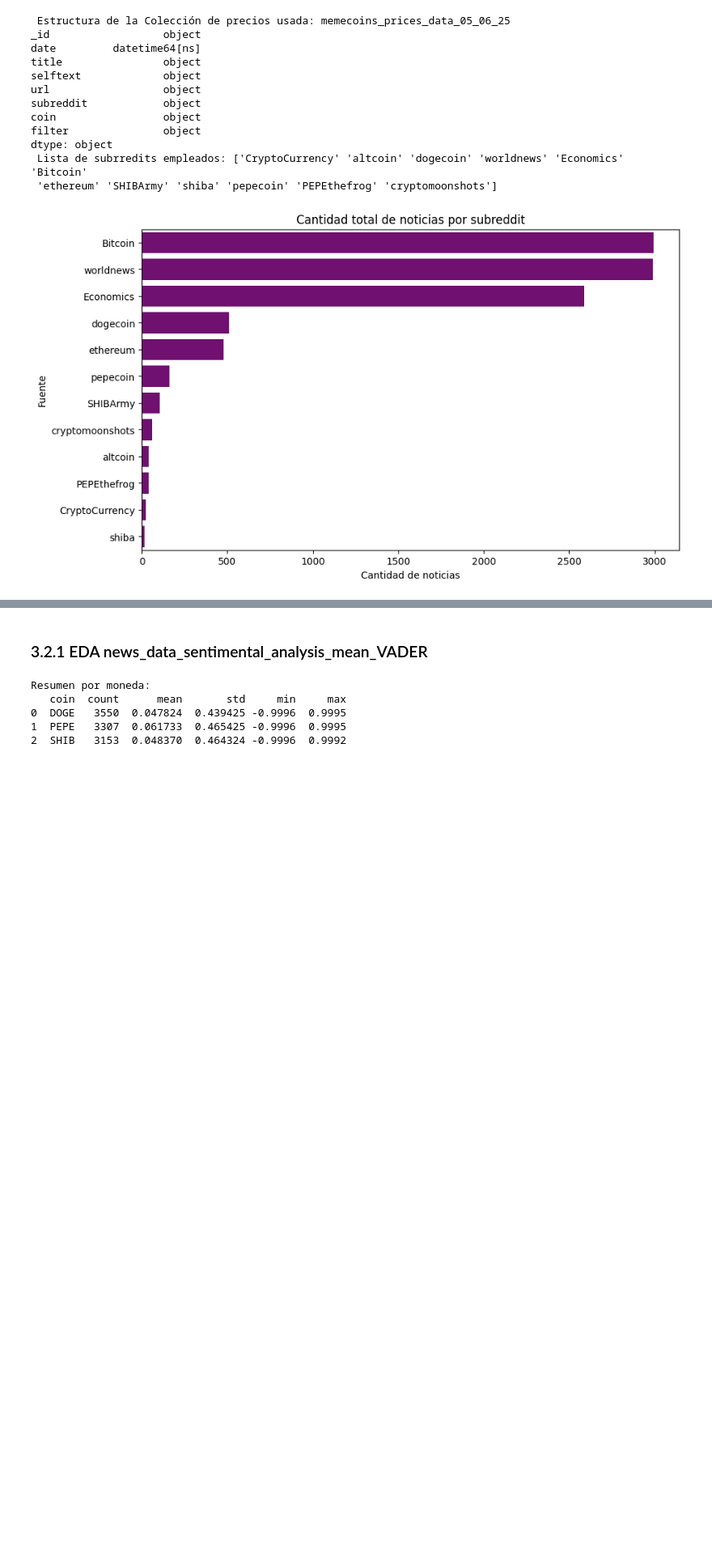
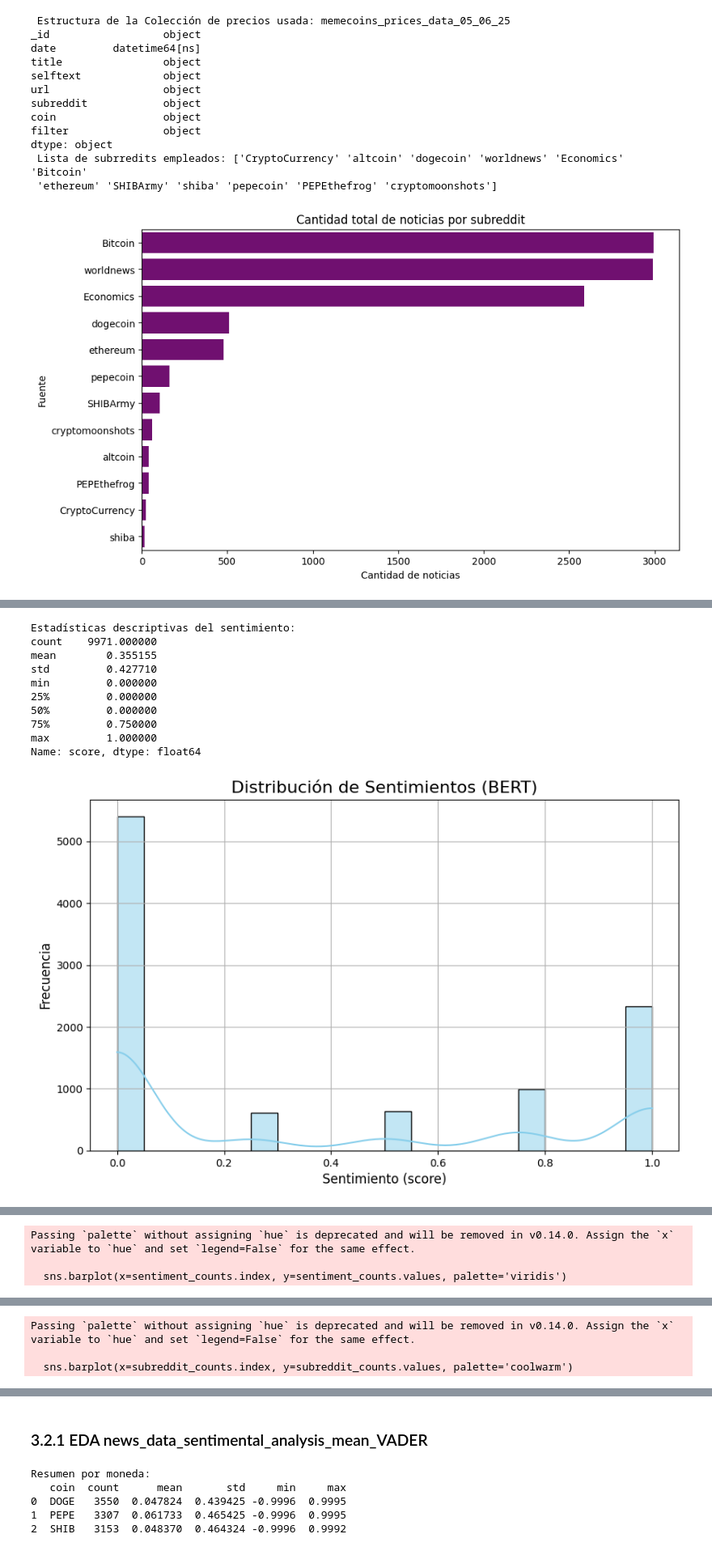
Before and after one commit to estebanolroberto/TFM_SERGIO-ROBERTO-UNIR, a Jupyter notebook: analysis/final_analysis.ipynb, the cells around one changed output, grey strips where cells are left out. Shown at 81% size. Drawn from its saved outputs; the diff is of its cells as text; code cells hidden in the pictures; blank space fills up the shorter version.

```diff
--- a/analysis/final_analysis.ipynb
+++ b/analysis/final_analysis.ipynb
@@ -351,0 +474,73 @@ ChatGPT a través de la API de OpenAI: Un enfoque más contextual y flexible bas
+# %%
+# Cargar datos de la colección MongoDB en un DataFrame
+df_sentiment_bert = pd.DataFrame(list(collection_sentiment_bert.find()))
+
+# Asegurarse de que los datos no estén vacíos
+if df_sentiment_bert.empty:
+    print("La colección está vacía. No se puede realizar el EDA.")
+else:
+    # Descripción básica de los datos
+    print("Estadísticas descriptivas del sentimiento:")
+    print(df_sentiment_bert['score'].describe())
+
+    # Distribución de los sentimientos (score)
+    plt.figure(figsize=(10, 6))
+    sns.histplot(df_sentiment_bert['score'], kde=True, color='skyblue', bins=20)
+    plt.title('Distribución de Sentimientos (BERT)', fontsize=16)
+    plt.xlabel('Sentimiento (score)', fontsize=12)
+    plt.ylabel('Frecuencia', fontsize=12)
+    plt.grid(True)
+    plt.show()
+
+    # Conteo de los sentimientos por 'score'
+    sentiment_counts = df_sentiment_bert['score'].value_counts().sort_index()
+    print("\nConteo de sentimientos por score:")
+    print(sentiment_counts)
+
+    # Gráfico de barras para los conteos de sentimientos
+    plt.figure(figsize=(10, 6))
+    sns.barplot(x=sentiment_counts.index, y=sentiment_counts.values, palette='viridis')
+    plt.title('Conteo de Sentimientos por Score', fontsize=16)
+    plt.xlabel('Sentimiento (score)', fontsize=12)
+    plt.ylabel('Frecuencia', fontsize=12)
+    plt.grid(True)
+    plt.show()
+
+    # Conteo de sentimientos por subreddit (si la columna 'subreddit' está disponible)
+    if 'subreddit' in df_sentiment_bert.columns:
+        subreddit_counts = df_sentiment_bert['subreddit'].value_counts().head(10)  # Top 10 subreddits
+        print("\nTop 10 subreddits con más publicaciones:")
+        print(subreddit_counts)
+
+        # Gráfico de barras para los top 10 subreddits
+        plt.figure(figsize=(12, 6))
+        sns.barplot(x=subreddit_counts.index, y=subreddit_counts.values, palette='coolwarm')
+        plt.title('Top 10 Subreddits con más Publicaciones', fontsize=16)
+        plt.xlabel('Subreddit', fontsize=12)
+        plt.ylabel('Cantidad de Publicaciones', fontsize=12)
+        plt.xticks(rotation=45)
+        plt.grid(True)
+        plt.show()
+
+    # Análisis de la relación entre el sentimiento y la longitud del texto (opcional)
+    if 'text' in df_sentiment_bert.columns:
+        df_sentiment_bert['text_length'] = df_sentiment_bert['text'].apply(len)
+        plt.figure(figsize=(10, 6))
+        sns.scatterplot(x=df_sentiment_bert['text_length'], y=df_sentiment_bert['score'], color='orange')
+        plt.title('Relación entre la Longitud del Texto y el Sentimiento', fontsize=16)
+        plt.xlabel('Longitud del Texto', fontsize=12)
+        plt.ylabel('Sentimiento (score)', fontsize=12)
+        plt.grid(True)
+        plt.show()
+# %% [output]
+Estadísticas descriptivas del sentimiento:
+count    9971.000000
+mean        0.355155
+std         0.427710
+min         0.000000
+25%         0.000000
+50%         0.000000
+75%         0.750000
+max         1.000000
+Name: score, dtype: float64
+[figure, added]
@@ -351,0 +555,3 @@ ChatGPT a través de la API de OpenAI: Un enfoque más contextual y flexible bas
+Passing `palette` without assigning `hue` is deprecated and will be removed in v0.14.0. Assign the `x` variable to `hue` and set `legend=False` for the same effect.
+
+  sns.barplot(x=sentiment_counts.index, y=sentiment_counts.values, palette='viridis')
@@ -351,0 +572,3 @@ ChatGPT a través de la API de OpenAI: Un enfoque más contextual y flexible bas
+Passing `palette` without assigning `hue` is deprecated and will be removed in v0.14.0. Assign the `x` variable to `hue` and set `legend=False` for the same effect.
+
+  sns.barplot(x=subreddit_counts.index, y=subreddit_counts.values, palette='coolwarm')
```
Also changed, not shown: parts of 27 cells of this notebook.
